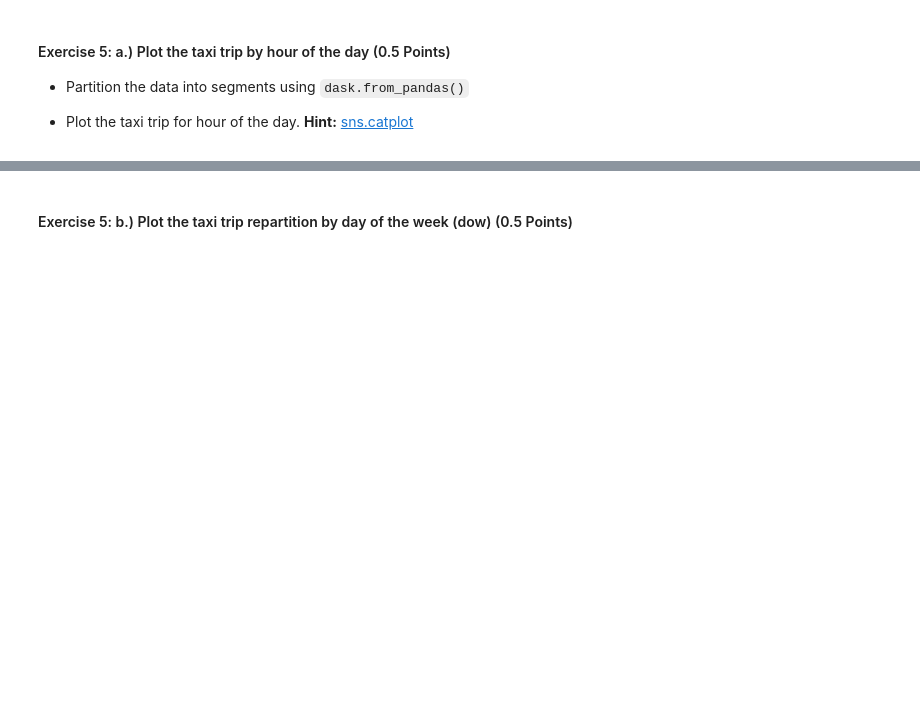
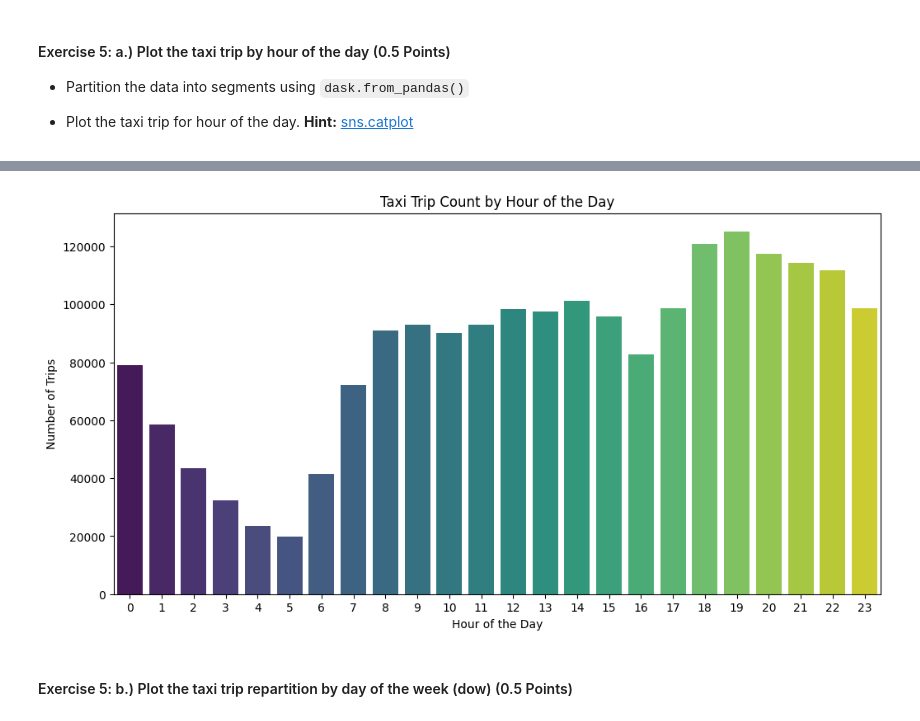
Before and after one commit to Vivek-Sajjan/Video_Classification, a Jupyter notebook: M5_NB_MiniProject_02_Fare_Amount_Prediction_Using_Dask.ipynb, the cells around one changed output, grey strips where cells are left out. Drawn from its saved outputs; the diff is of its cells as text; code cells hidden in the pictures; blank space fills up the shorter version.

```diff
--- a/M5_NB_MiniProject_02_Fare_Amount_Prediction_Using_Dask.ipynb
+++ b/M5_NB_MiniProject_02_Fare_Amount_Prediction_Using_Dask.ipynb
@@ -338,0 +372,12 @@ WARNING:distributed.shuffle._scheduler_plugin:Shuffle 5441e9f25273881369ed909792
+# %%
+# prompt: Plot the taxi trip by hour of the day
+
+import matplotlib.pyplot as plt
+# Plot taxi trip by hour of the day
+plt.figure(figsize=(12, 6))
+sns.countplot(x='hour', data=df_dask.compute(), palette='viridis')
+plt.title('Taxi Trip Count by Hour of the Day')
+plt.xlabel('Hour of the Day')
+plt.ylabel('Number of Trips')
+plt.show()
+# %% [output]
@@ -339,3 +386,4 @@ WARNING:distributed.shuffle._scheduler_plugin:Shuffle 5441e9f25273881369ed909792
+[figure, added]
 # %% [markdown]
 #### Exercise 5: b.) Plot the taxi trip repartition by day of the week (dow) (0.5 Points)
 # %%
```
Also changed, not shown: parts of 3 cells of this notebook.
